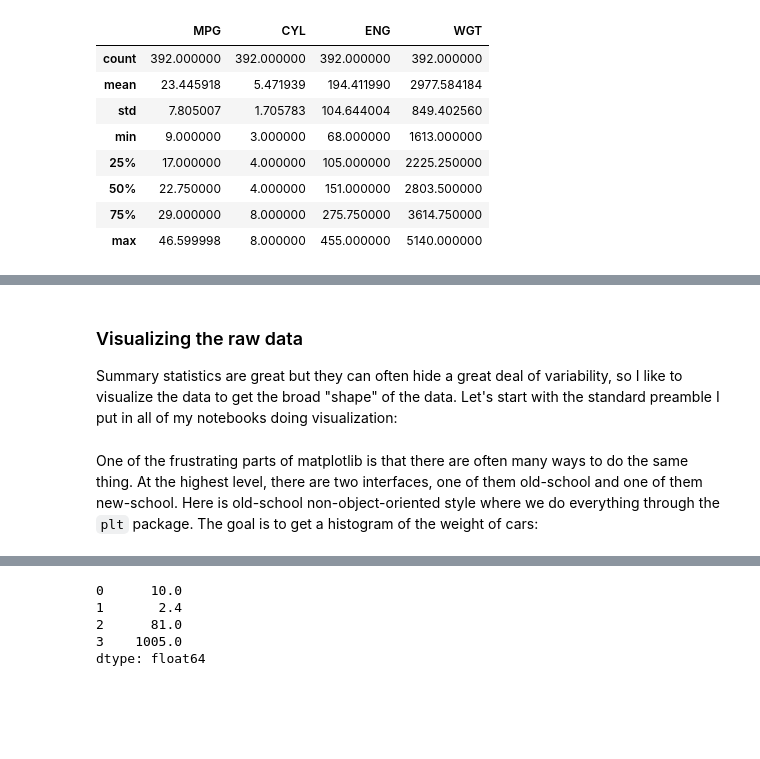
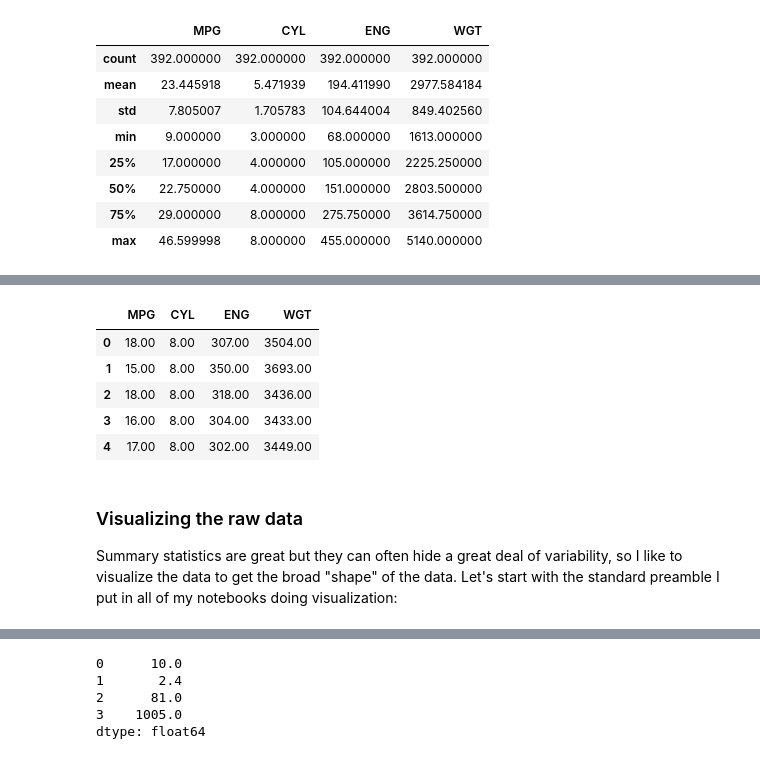
Before and after one commit to parrt/msds593, a Jupyter notebook: notebooks/pandas-intro.ipynb, the cells around one changed output, grey strips where cells are left out. Saved outputs shown, nothing was run; the diff lists cells and outputs as text; code cells hidden in the pictures; blank space fills up the shorter version.

```diff
--- a/notebooks/pandas-intro.ipynb
+++ b/notebooks/pandas-intro.ipynb
@@ -201,3 +229,12 @@ df_cars.describe()
+# %%
+df_cars.head(5).style.format("{:.2f}")
+# %% [output]
+|  | MPG | CYL | ENG | WGT |
+| 0 | 18.00 | 8.00 | 307.00 | 3504.00 |
+| 1 | 15.00 | 8.00 | 350.00 | 3693.00 |
+| 2 | 18.00 | 8.00 | 318.00 | 3436.00 |
+| 3 | 16.00 | 8.00 | 304.00 | 3433.00 |
+| 4 | 17.00 | 8.00 | 302.00 | 3449.00 |
 # %% [markdown]
 ### Visualizing the raw data
 
@@ -208,2 +244,0 @@ import matplotlib.pyplot as plt
-# %% [markdown]
-One of the frustrating parts of matplotlib is that there are often many ways to do the same thing. At the highest level, there are two interfaces, one of them old-school and one of them new-school. Here is old-school non-object-oriented style where we do everything through the `plt` package.  The goal is to get a histogram of the weight of cars:
```
Also changed, not shown: parts of 62 cells of this notebook, 2 other files.
